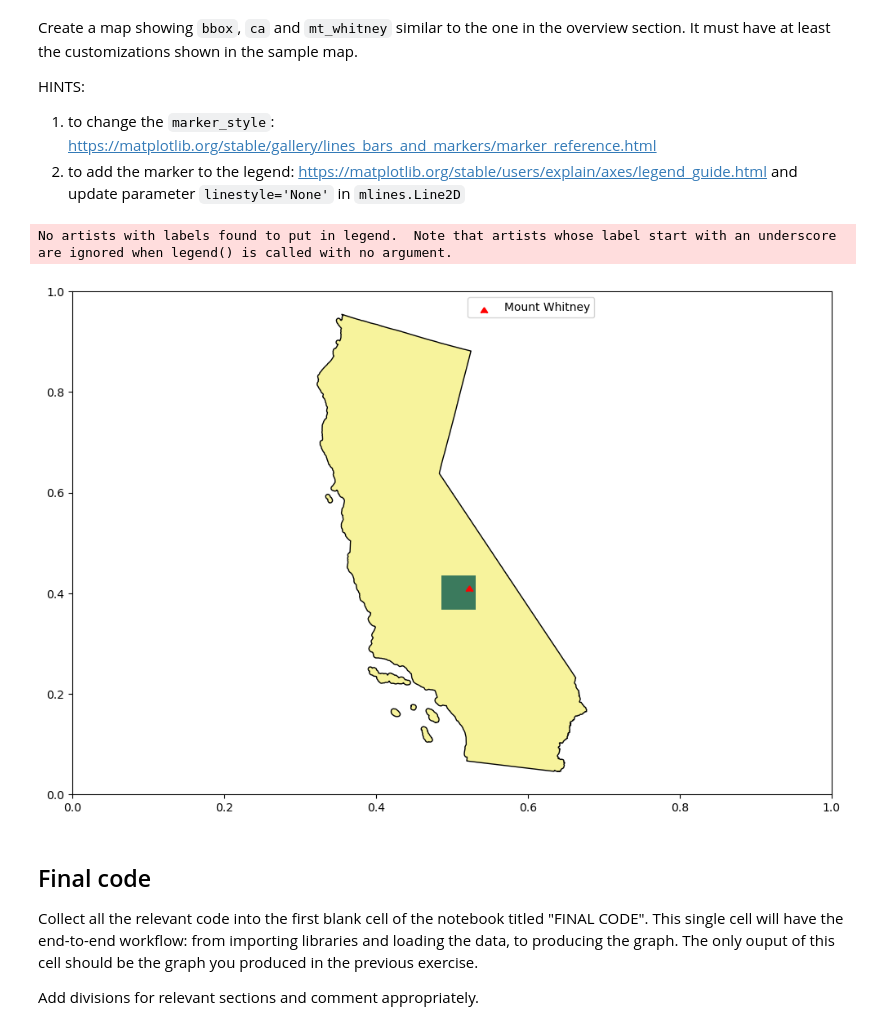
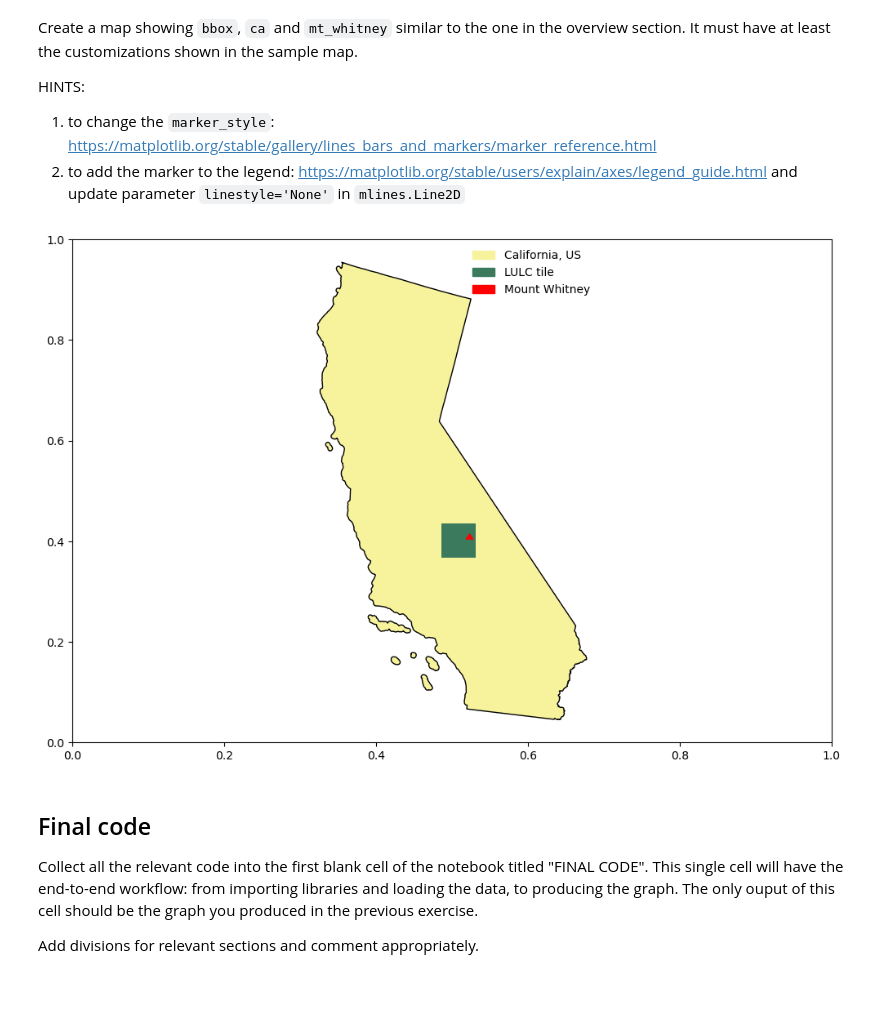
Before and after one commit to shmuir/eds220-assignment-4, a Jupyter notebook: hwk4-task1-whitney-map-2.ipynb, the cells around one changed output. Saved outputs shown, nothing was run; the diff lists cells and outputs as text; code cells hidden in the pictures; blank space fills up the shorter version.

Commit message:
plot legend

```diff
--- a/hwk4-task1-whitney-map-2.ipynb
+++ b/hwk4-task1-whitney-map-2.ipynb
@@ -132,30 +133,32 @@ HINTS:
 # %%
 fig, ax = plt.subplots(figsize=(12,8))
 ax = fig.add_subplot(111)
 
 ax.axis("off")
 
 ca.plot(ax=ax,
         color = "#f7f39c",
-        edgecolor = "black",
-        label = "California, US")
+        edgecolor = "black")
+ca_patch = mpatches.Patch(color='#f7f39c',
+                          edgecolor = "black",
+                          label='California, US')
 
 bbox.plot(ax=ax,
-          color="#3b7a5d",
-          label = "LULC tile")
+          color="#3b7a5d")
+bbox_patch = mpatches.Patch(color='#3b7a5d',
+                              label='LULC tile')
 
 mt_whitney.plot(ax=ax,
                 color = "red",
-                marker = 6,
-                label = "Mount Whitney")
+                marker = 6)
+whitney_patch = mpatches.Patch(color='red',
+                              label='Mount Whitney')
 
-plt.legend(loc="upper right")
-
+ax.legend(handles = [ca_patch, bbox_patch, whitney_patch], frameon=False, loc='upper right')
 
 plt.show()
 # %% [output]
-No artists with labels found to put in legend.  Note that artists whose label start with an underscore are ignored when legend() is called with no argument.
-[figure, old version]
+[figure, new version]
 # %% [markdown]
 ## Final code
 Collect all the relevant code into the first blank cell of the notebook titled "FINAL CODE". This single cell will have the end-to-end workflow: from importing libraries and loading the data, to producing the graph. The only ouput of this cell should be the graph you produced in the previous exercise.
```
Also changed, not shown: parts of 1 cell of this notebook.
